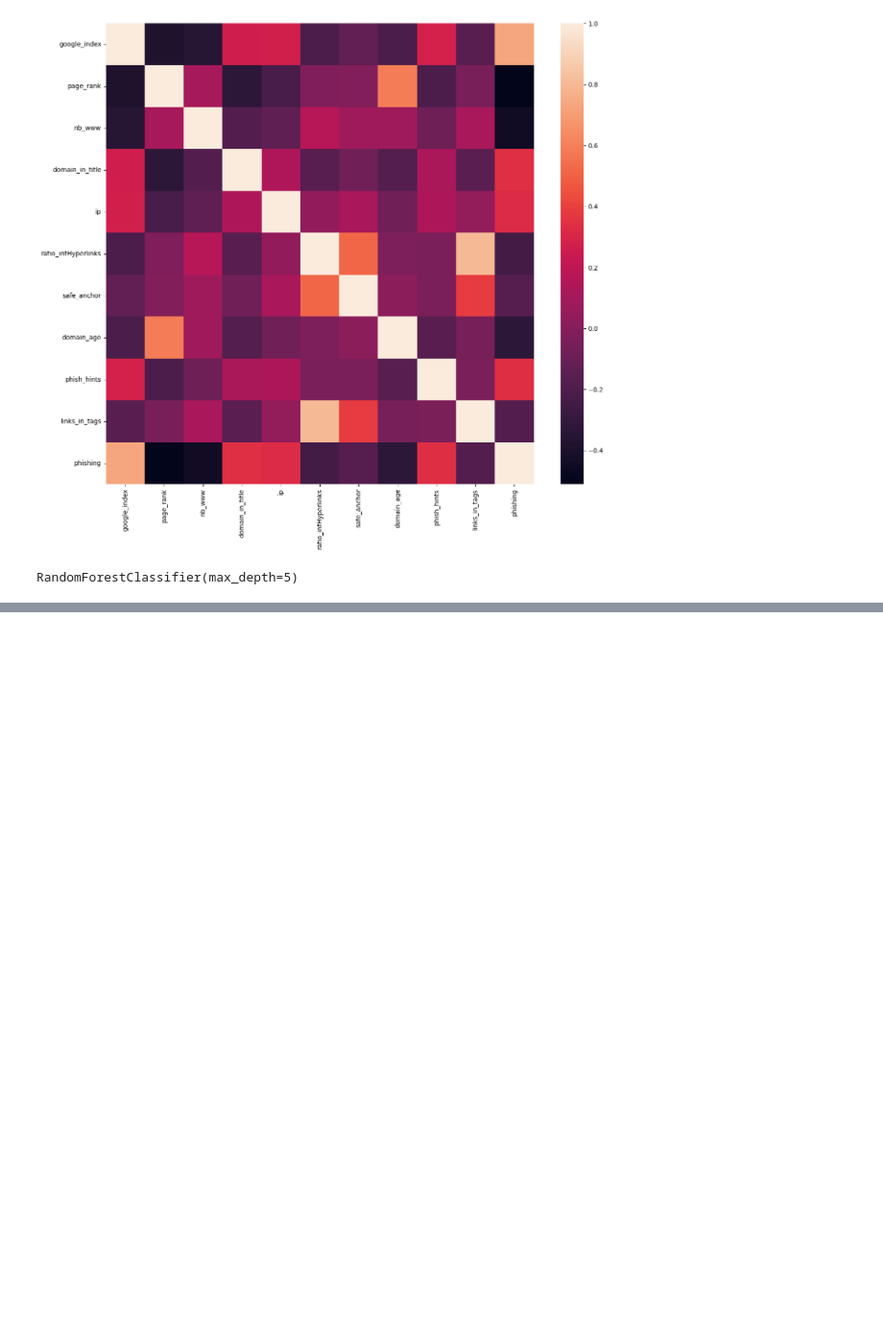
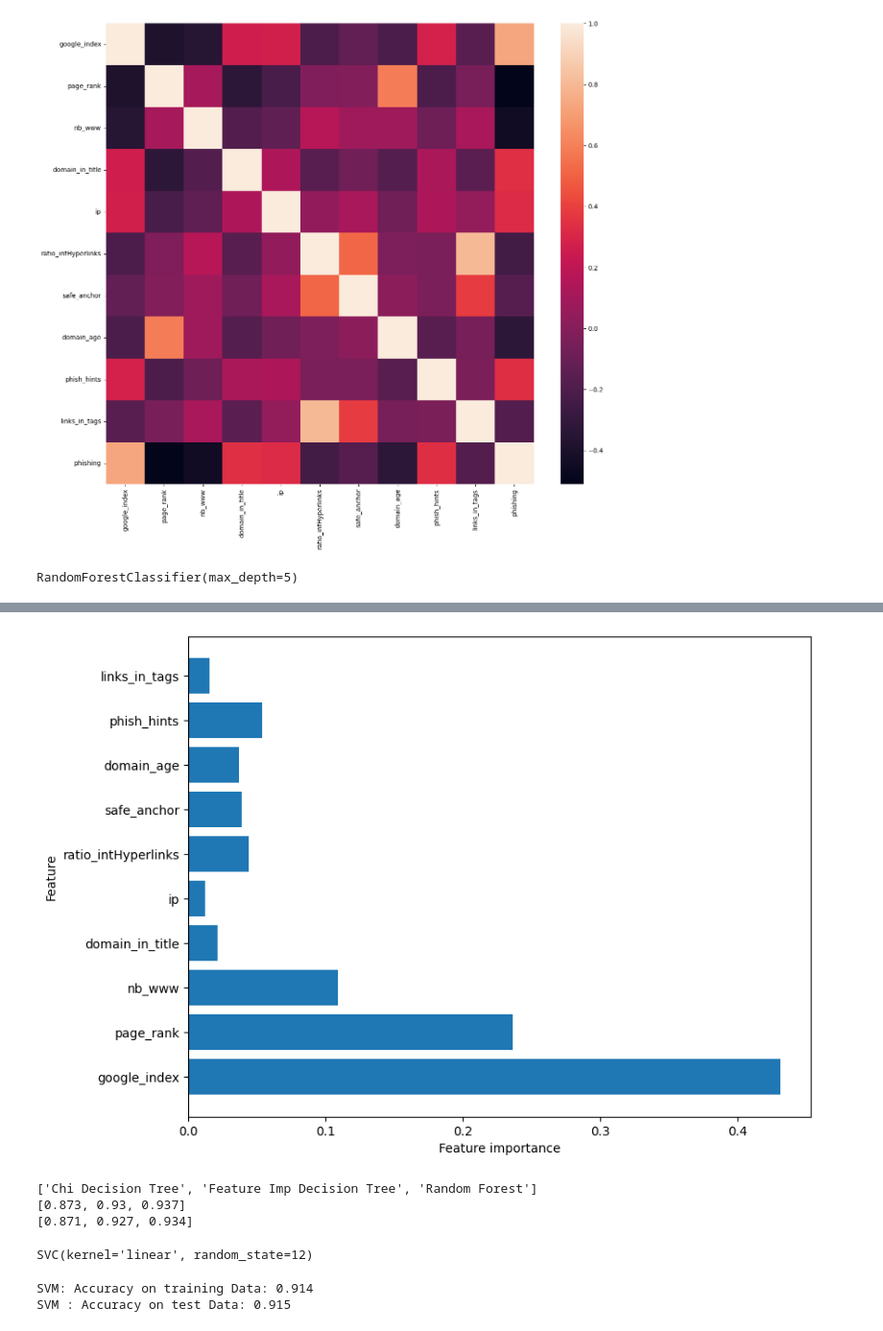
Before and after one commit to Kaaviya12/DataMining, a Jupyter notebook: DataMiningProject.ipynb, the cells around one changed output, grey strips where cells are left out. Shown at 96% size. Cells and saved outputs as stored; diff of their text form; code cells hidden in the pictures; blank space fills up the shorter version.

```diff
--- a/DataMiningProject.ipynb
+++ b/DataMiningProject.ipynb
@@ -354,0 +355,33 @@ Random forest: Accuracy on test Data: 0.930
+# %%
+#checking the feature improtance in the model
+plt.figure(figsize=(9,7))
+n_features = X_train.shape[1]
+plt.barh(range(n_features), forest.feature_importances_, align='center')
+plt.yticks(np.arange(n_features), X_train.columns)
+plt.xlabel("Feature importance")
+plt.ylabel("Feature")
+plt.show()
+# %% [output]
+[figure, added]
+# %%
+#storing the results. The below mentioned order of parameter passing is important.
+#Caution: Execute only once to avoid duplications.
+storeResults('Random Forest', acc_train_forest, acc_test_forest)
+
+print(ML_Model)
+print(acc_train)
+print(acc_test)
+# %% [output]
+['Chi Decision Tree', 'Feature Imp Decision Tree', 'Random Forest']
+[0.873, 0.93, 0.937]
+[0.871, 0.927, 0.934]
+# %%
+#Support vector machine model
+from sklearn.svm import SVC
+
+# instantiate the model
+svm = SVC(kernel='linear', C=1.0, random_state=12)
+#fit the model
+svm.fit(X_train, y_train)
+# %% [output]
+SVC(kernel='linear', random_state=12)
@@ -354,0 +392,10 @@ Random forest: Accuracy on test Data: 0.930
+# %%
+#computing the accuracy of the model performance
+acc_train_svm = accuracy_score(y_train,y_train_svm)
+acc_test_svm = accuracy_score(y_test,y_test_svm)
+
+print("SVM: Accuracy on training Data: {:.3f}".format(acc_train_svm))
+print("SVM : Accuracy on test Data: {:.3f}".format(acc_test_svm))
+# %% [output]
+SVM: Accuracy on training Data: 0.914
+SVM : Accuracy on test Data: 0.915
```
Also changed, not shown: parts of 6 cells of this notebook.
